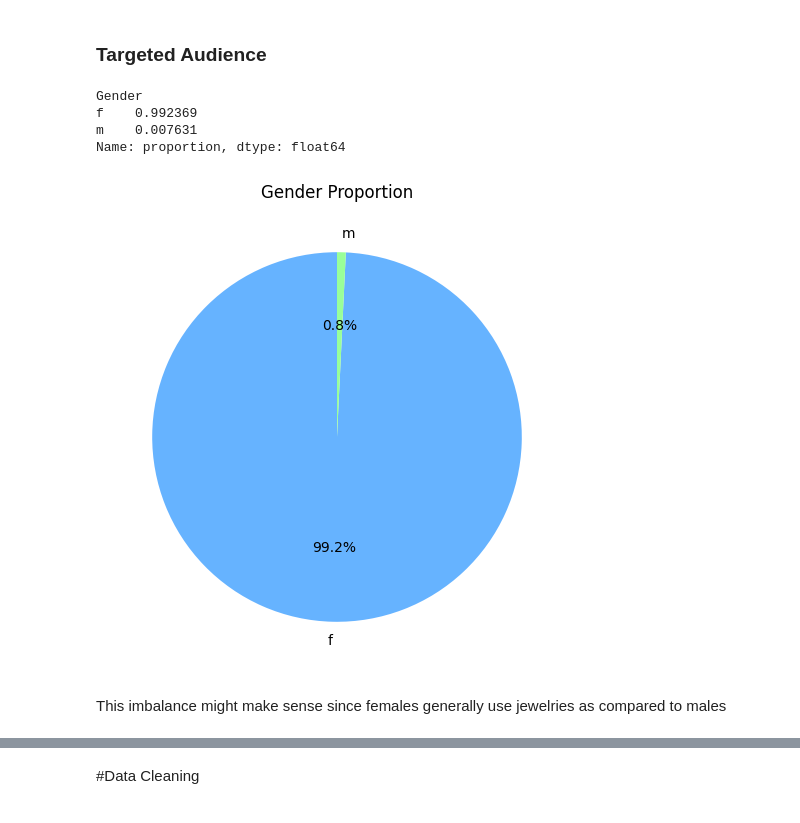
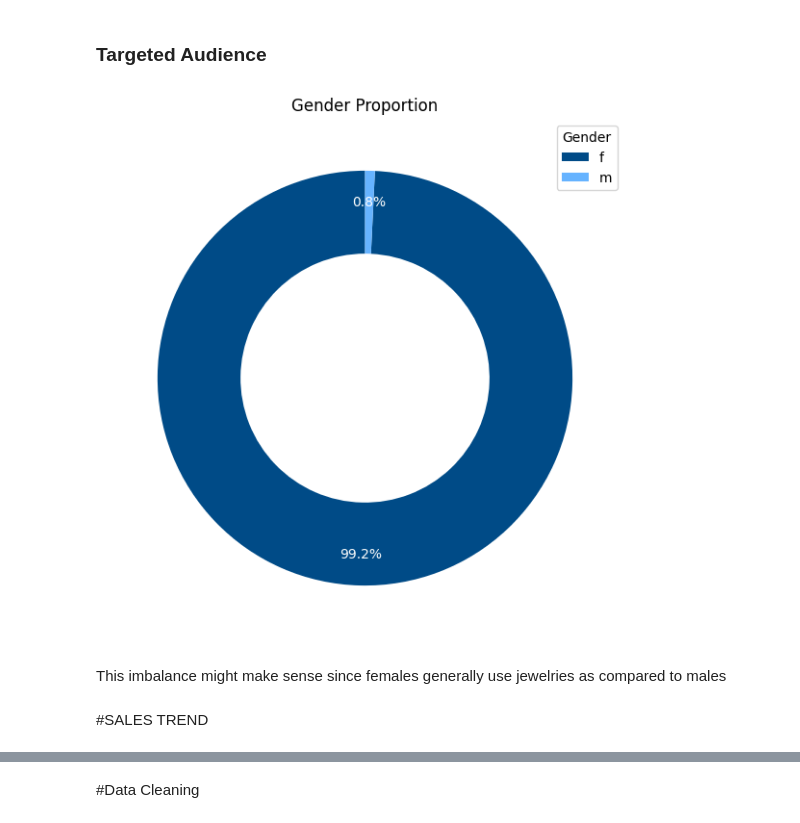
Before and after one commit to Richard-Gidi/AMDARI, a Jupyter notebook: PRICE_OPTIMIZATION/Jewelry_Optimization.ipynb, the cells around one changed output, grey strips where cells are left out. Saved outputs shown, nothing was run; the diff lists cells and outputs as text; code cells hidden in the pictures.

```diff
--- a/PRICE_OPTIMIZATION/Jewelry_Optimization.ipynb
+++ b/PRICE_OPTIMIZATION/Jewelry_Optimization.ipynb
@@ -377,22 +377,29 @@ Kurtosis of Price: 1044.1569649991407
 # %% [markdown]
 ### Targeted Audience
 # %%
-#want to know the proportion of each gender category
+# Get the proportion of each gender category
 gender_counts = data["Gender"].value_counts(normalize=True)
 
-print(gender_counts)
+# Plotting the donut chart
+plt.figure(figsize=(7, 7))
+wedges, texts, autotexts = plt.pie(gender_counts, labels=gender_counts.index, autopct='%1.1f%%', startangle=90,
+                                   colors=['#004b87', '#66b3ff'], wedgeprops={'width': 0.4}, pctdistance=0.85, textprops={'color': 'white'})
 
-# Plotting the pie chart
-plt.figure(figsize=(6, 6))
-gender_counts.plot(kind='pie', autopct='%1.1f%%', startangle=90, colors=['#66b3ff', '#99ff99', '#ffcc99'])
+# Add a central circle to make it a donut chart
+centre_circle = plt.Circle((0,0),0.3,fc='white')
+plt.gca().add_artist(centre_circle)
+
+# Title of the chart
 plt.title('Gender Proportion')
-plt.ylabel('')  # To remove the y-label
+
+# Add a legend
+plt.legend(wedges, gender_counts.index, title="Gender", loc="best", fontsize=10)
+
+# Show the plot
 plt.show()
 # %% [output]
-Gender
-f    0.992369
-m    0.007631
-Name: proportion, dtype: float64
-[figure, old version]
+[figure, new version]
 # %% [markdown]
 This imbalance might make sense since females generally use jewelries as compared to males
+# %% [markdown]
+#SALES TREND
```
Also changed, not shown: parts of 32 cells of this notebook.
